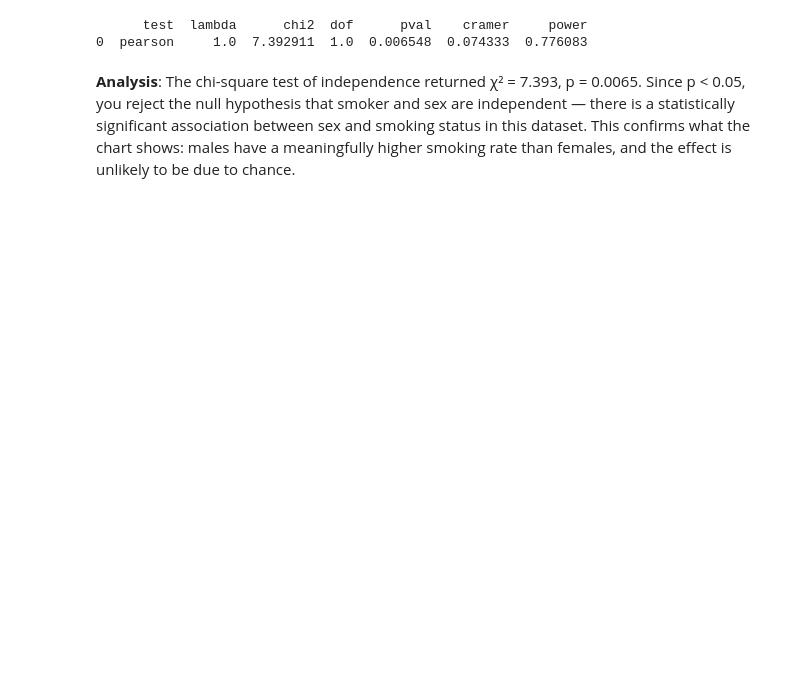
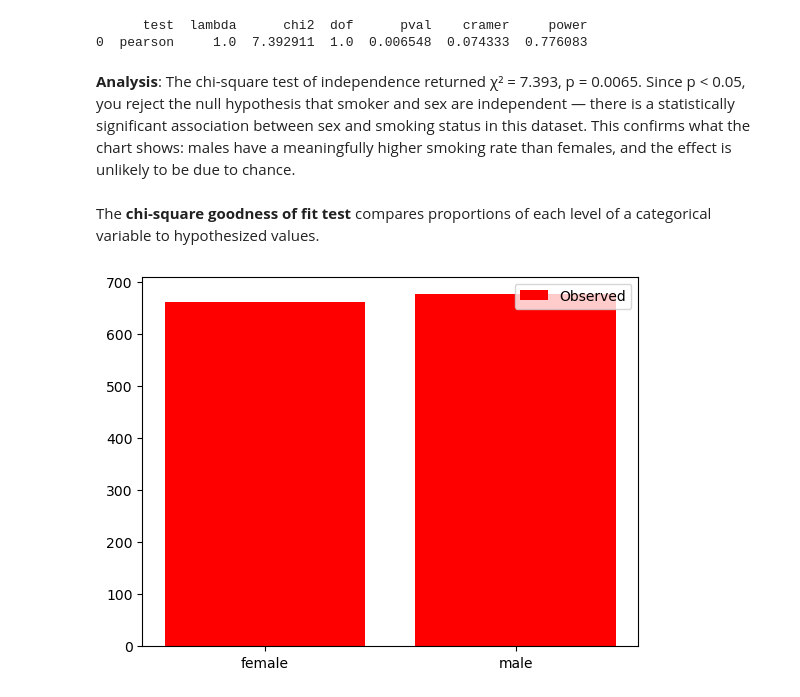
Before and after one commit to saalssall/Statistics_In_Python, a Jupyter notebook: Hypothesis_Testing.ipynb, the cells around one changed output. Drawn from its saved outputs; the diff is of its cells as text; code cells hidden in the pictures; blank space fills up the shorter version.

```diff
--- a/Hypothesis_Testing.ipynb
+++ b/Hypothesis_Testing.ipynb
@@ -364,3 +363,31 @@ print(stats[stats['test'] == 'pearson'])
 0  pearson     1.0  7.392911  1.0  0.006548  0.074333  0.776083
 # %% [markdown]
 **Analysis**: The chi-square test of independence returned χ² = 7.393, p = 0.0065. Since p < 0.05, you reject the null hypothesis that smoker and sex are independent — there is a statistically significant association between sex and smoking status in this dataset. This confirms what the chart shows: males have a meaningfully higher smoking rate than females, and the effect is unlikely to be due to chance.
+# %% [markdown]
+The **chi-square goodness of fit test** compares proportions of each level of a categorical variable to hypothesized values.
+# %%
+# Hypothesize equal proportions for sex
+hypothesized = pd.DataFrame({
+    'sex': ['female', 'male'],
+    'prop': [0.5, 0.5]
+})
+
+
+# Get observed counts per sex
+sex_counts = insurance_df['sex'].value_counts().reset_index()
+sex_counts.columns = ['sex', 'n']
+
+sex_counts = sex_counts.sort_values('sex').reset_index(drop=True)
+hypothesized = hypothesized.sort_values('sex').reset_index(drop=True)
+
+# Find the number of rows in insurance_df
+n_total = len(insurance_df)
+# Create n column that is prop column * n_total
+hypothesized["n"] = hypothesized["prop"] * n_total
+
+# Plot a red bar graph of n vs. sex for sex_counts
+plt.bar(sex_counts['sex'], sex_counts['n'], color="red", label="Observed")
+plt.legend()
+plt.show()
+# %% [output]
+[figure, added]
```
Also changed, not shown: parts of 14 cells of this notebook.
